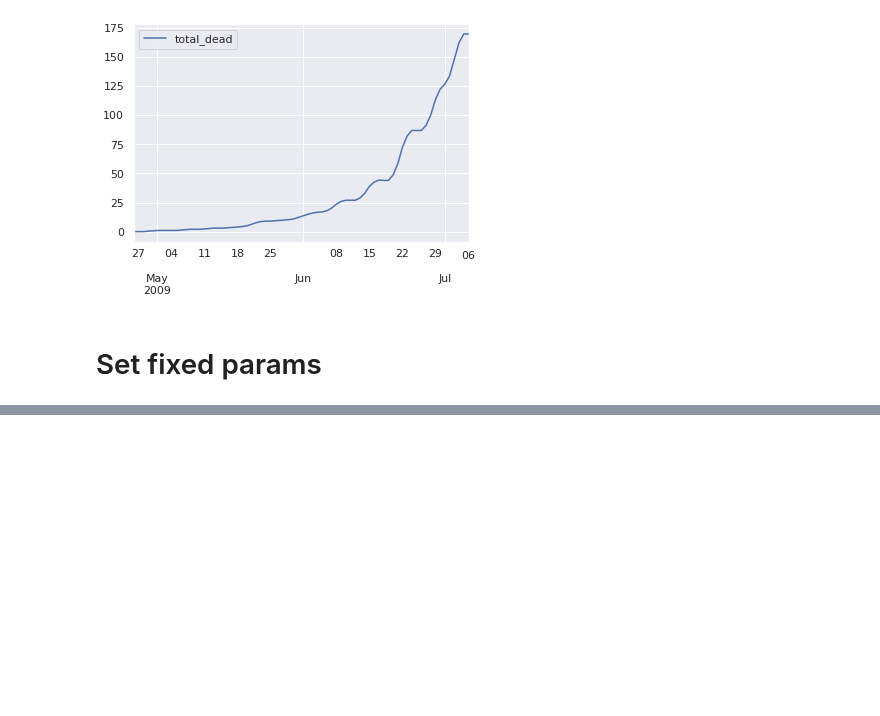
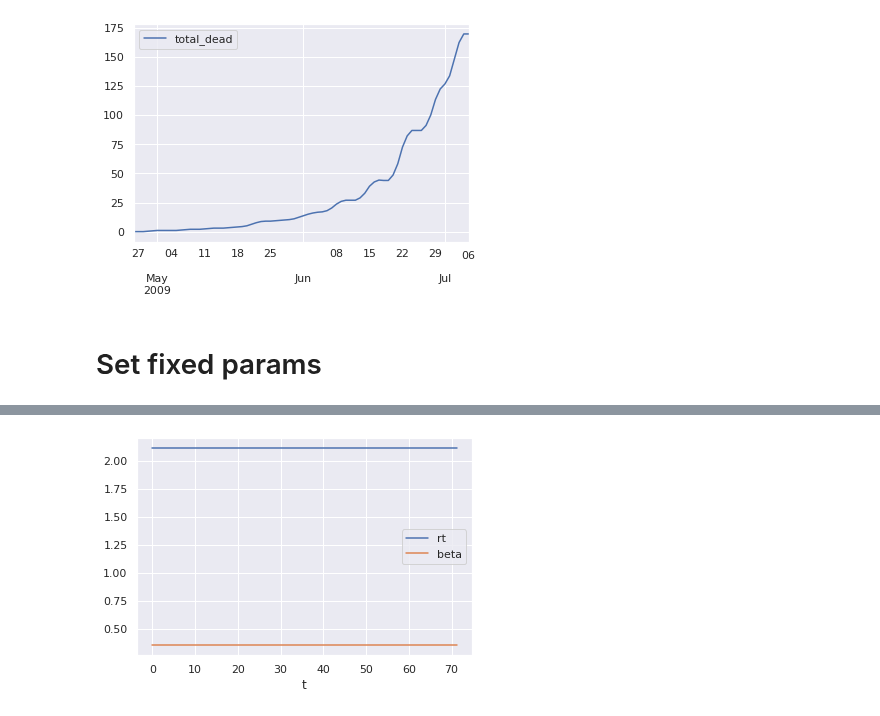
Before and after one commit to btseytlin/covid_peak_sir_modelling, a Jupyter notebook: seir_h1n1.ipynb, the cells around one changed output, grey strips where cells are left out. Cells and saved outputs as stored; diff of their text form; code cells hidden in the pictures; blank space fills up the shorter version.

```diff
--- a/seir_h1n1.ipynb
+++ b/seir_h1n1.ipynb
@@ -150,3 +173,11 @@ Variables
+# %%
+plt.figure()
+history.rt.plot()
+history.beta.plot()
+plt.legend()
+plt.show()
+# %% [output]
+[figure, added]
 # %%
 plt.figure()
 plt.plot(df.index, df['total_dead'], label='ground truth')
```
Also changed, not shown: parts of 26 cells of this notebook, 4 other files.
